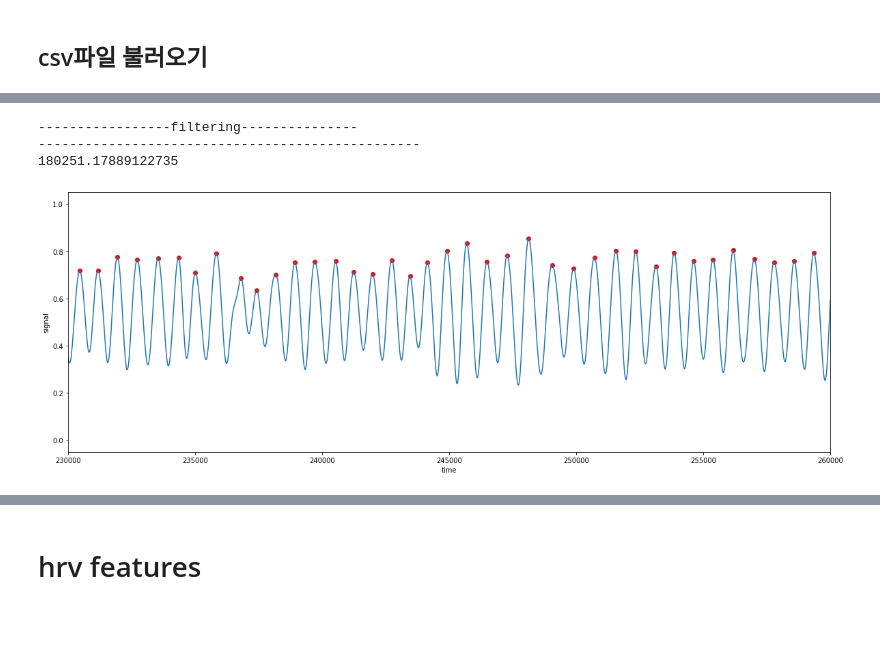
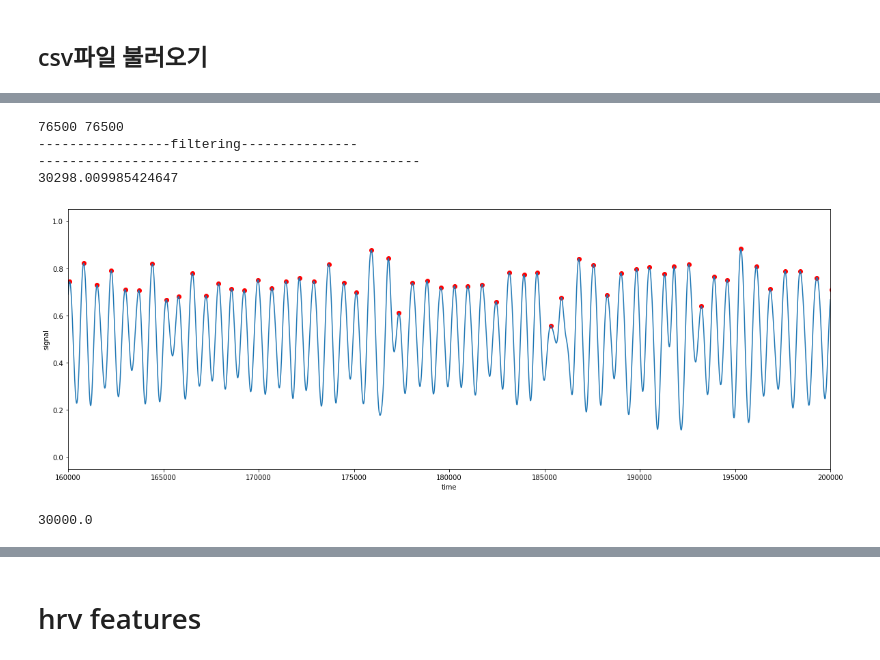
Before and after one commit to sugyeong-yu/RPPG-HRV_analysis, a Jupyter notebook: code/hrv_analysis(interpolation).ipynb, the cells around one changed output, grey strips where cells are left out. Drawn from its saved outputs; the diff is of its cells as text; code cells hidden in the pictures; blank space fills up the shorter version.

```diff
--- a/code/hrv_analysis(interpolation).ipynb
+++ b/code/hrv_analysis(interpolation).ipynb
@@ -106,7 +74,7 @@ import sys
 # %%
 # 그래프 확인하기
 subject=4
-num=5
+num=0
 
 cppg_frequency_features=[]
 rppg_frequency_features=[]
@@ -136,9 +104,6 @@ cppg_hr=np.array(cppg['hr'],dtype='float32')
 
 c_sr=255
 r_sr=30
-
-c_distance=12
-r_distance=10
 # %% [output]
 (9000,)
             hr         time  group
@@ -190,34 +155,39 @@ plt.show()
 # signal interpolation
 
 x=rppg_time
 new_x=np.linspace(rppg_time[0],rppg_time[-1],len(cppg_time))
+print(len(cppg_time),len(new_x))
 i=interp1d(x,rppg_hr,kind = 'quadratic')
 
 
 rppg_hr=i(new_x)
 rppg_time=new_x
 # 앞,뒤 30초씩 cutting
-r_distance=50
+r_distance=100
 
 # signal interpolation
 
 
 filter_r=preprocessing(rppg_hr,2.0,0.5,c_sr)
 
 scale_r=normalization(filter_r)
 
 r_peaks_y,r_peaks_x=detect_peak(rppg_time,scale_r,r_distance)
 print(r_peaks_x[0])
 
 plt.figure(figsize=(20, 7))
 plt.scatter(r_peaks_x, r_peaks_y,color='red')
 plt.plot(rppg_time,scale_r, label="find feak in time domain")
-plt.xlim([230000, 260000])# msec
+plt.xlim([160000, 200000])# msec
 plt.xlabel('time')
 plt.ylabel('signal')
 plt.show()
+
+print(rppg_time[0])
 # %% [output]
+76500 76500
 -----------------filtering---------------
 -------------------------------------------------
-180251.17889122735
+30298.009985424647
-[figure, old version]
+[figure, new version]
+30000.0
```
Also changed, not shown: parts of 17 cells of this notebook, 5 other files.
